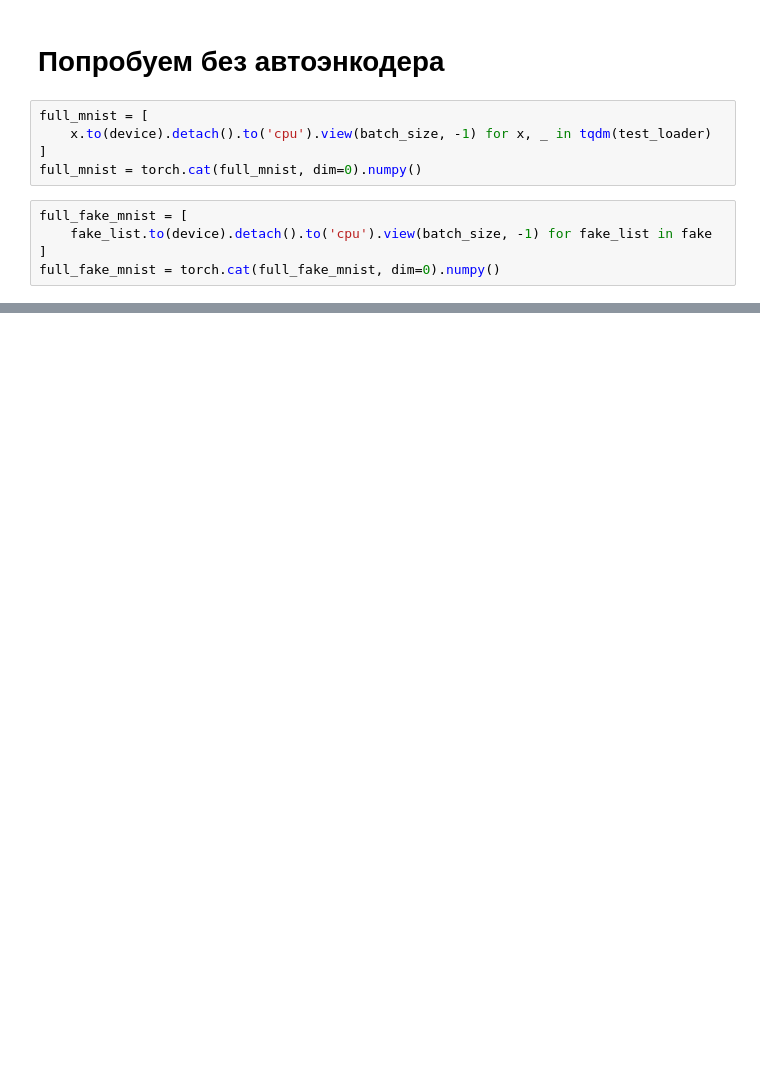
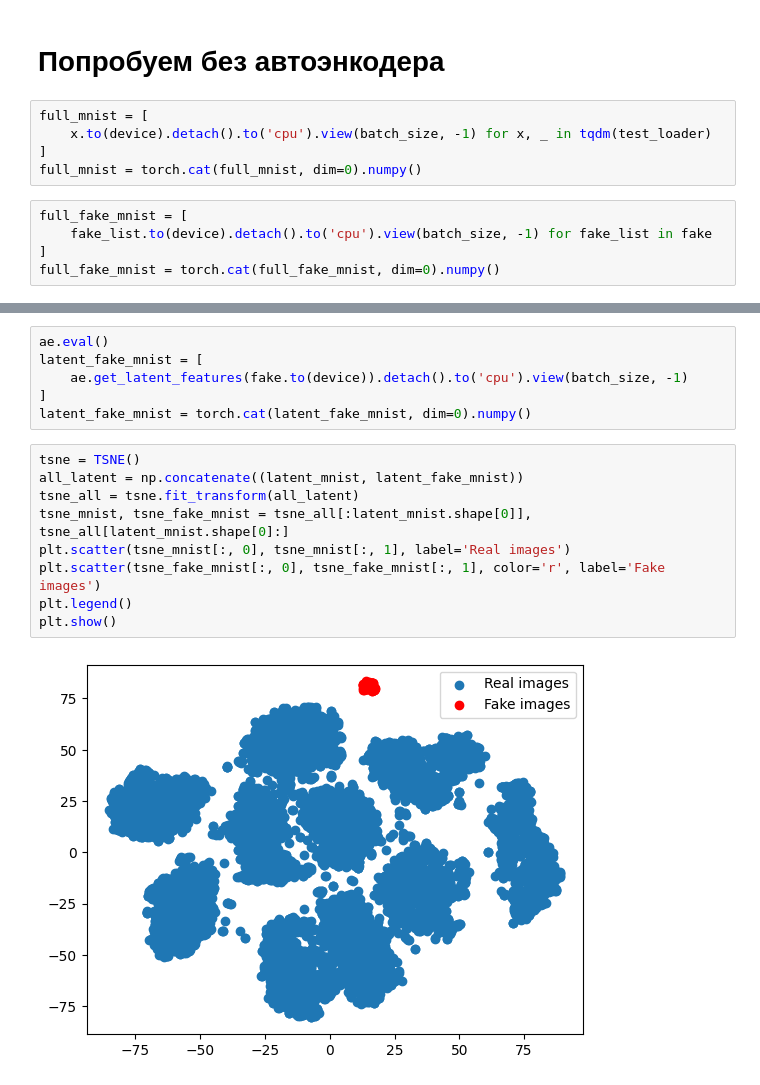
Before and after one commit to Rin4797/uniform_coverage_of_gans, a Jupyter notebook: notebooks/mnist_models.ipynb, the cells around one changed output, grey strips where cells are left out. Drawn from its saved outputs; the diff is of its cells as text; blank space fills up the shorter version.

```diff
--- a/notebooks/mnist_models.ipynb
+++ b/notebooks/mnist_models.ipynb
@@ -392,0 +462,17 @@ plt.show()
+# %%
+ae.eval()
+latent_fake_mnist = [
+    ae.get_latent_features(fake.to(device)).detach().to('cpu').view(batch_size, -1)
+]
+latent_fake_mnist = torch.cat(latent_fake_mnist, dim=0).numpy()
+# %%
+tsne = TSNE()
+all_latent = np.concatenate((latent_mnist, latent_fake_mnist))
+tsne_all = tsne.fit_transform(all_latent)
+tsne_mnist, tsne_fake_mnist = tsne_all[:latent_mnist.shape[0]], tsne_all[latent_mnist.shape[0]:]
+plt.scatter(tsne_mnist[:, 0], tsne_mnist[:, 1], label='Real images')
+plt.scatter(tsne_fake_mnist[:, 0], tsne_fake_mnist[:, 1], color='r', label='Fake images')
+plt.legend()
+plt.show()
+# %% [output]
+[figure, added]
```
Also changed, not shown: parts of 35 cells of this notebook.
